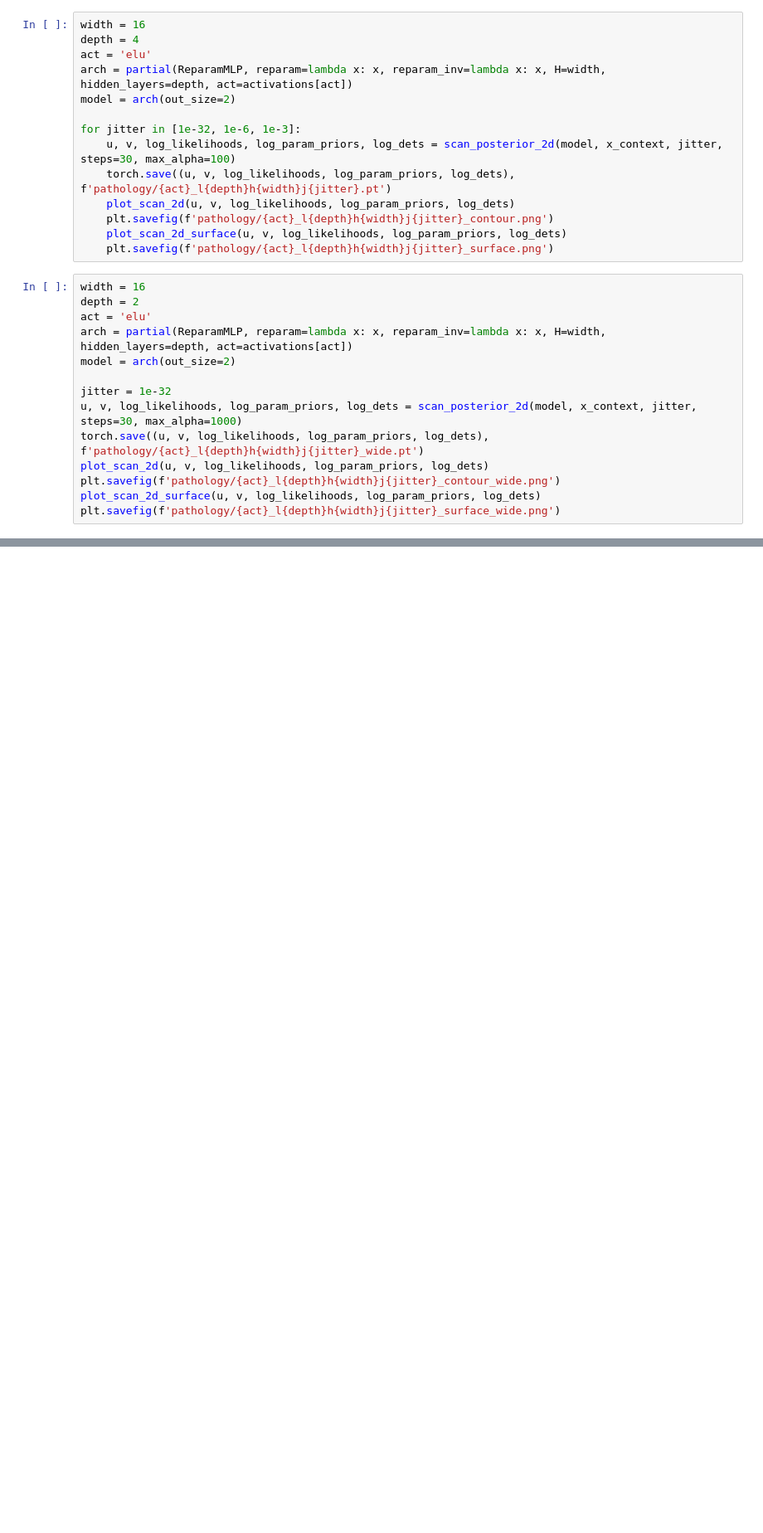
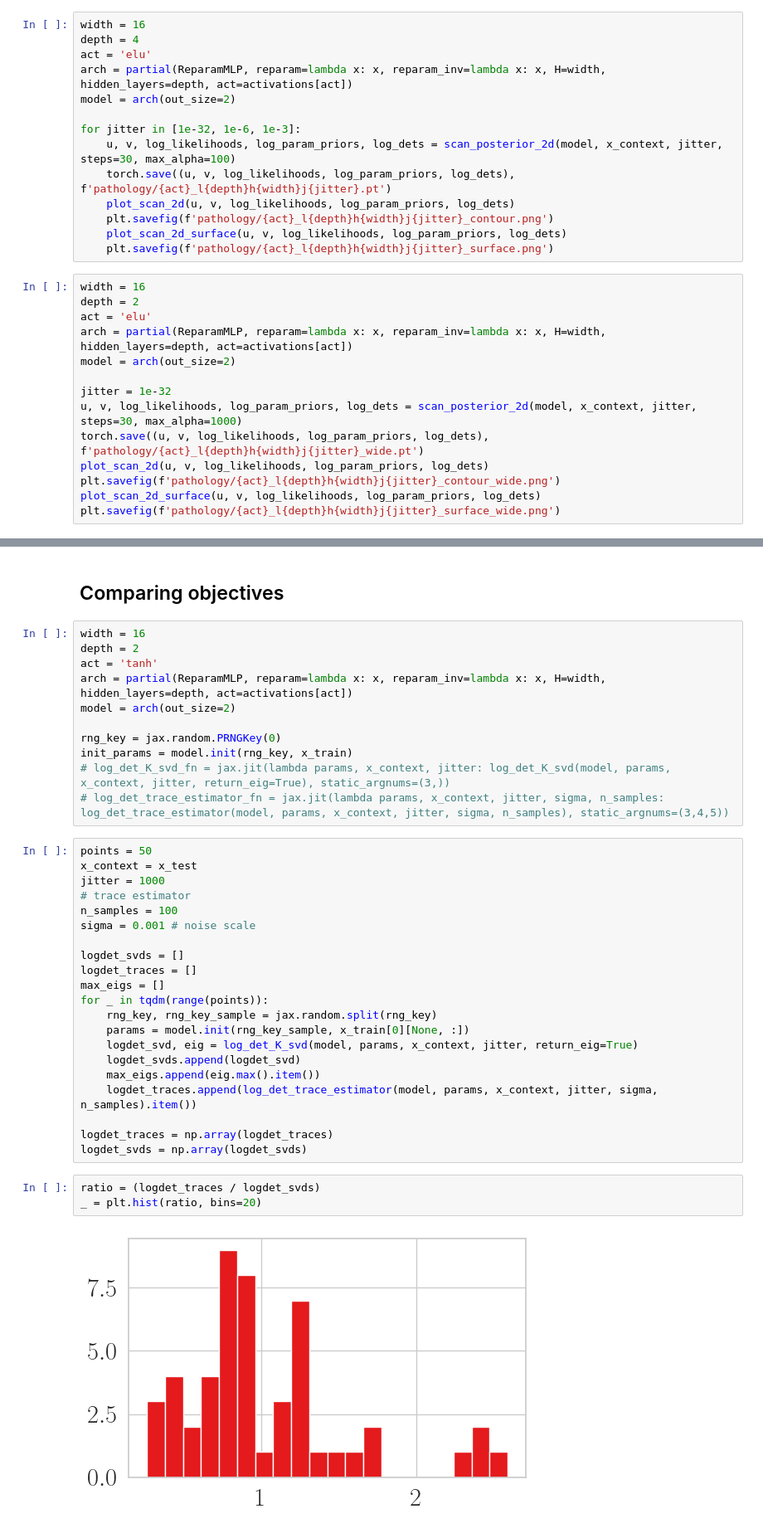
Before and after one commit to activatedgeek/function-space-map, a Jupyter notebook: notebooks/two_moons_pathology.ipynb, the cells around one changed output, grey strips where cells are left out. Shown at 83% size. Saved outputs shown, nothing was run; the diff lists cells and outputs as text; blank space fills up the shorter version.

```diff
--- a/notebooks/two_moons_pathology.ipynb
+++ b/notebooks/two_moons_pathology.ipynb
@@ -864,0 +874,39 @@ plt.savefig(f'pathology/{act}_l{depth}h{width}j{jitter}_surface_wide.png')
+# %% [markdown]
+## Comparing objectives ##
+# %%
+width = 16
+depth = 2
+act = 'tanh'
+arch = partial(ReparamMLP, reparam=lambda x: x, reparam_inv=lambda x: x, H=width, hidden_layers=depth, act=activations[act])
+model = arch(out_size=2)
+
+rng_key = jax.random.PRNGKey(0)
+init_params = model.init(rng_key, x_train)
+# log_det_K_svd_fn = jax.jit(lambda params, x_context, jitter: log_det_K_svd(model, params, x_context, jitter, return_eig=True), static_argnums=(3,))
+# log_det_trace_estimator_fn = jax.jit(lambda params, x_context, jitter, sigma, n_samples: log_det_trace_estimator(model, params, x_context, jitter, sigma, n_samples), static_argnums=(3,4,5))
+# %%
+points = 50
+x_context = x_test
+jitter = 1000
+# trace estimator
+n_samples = 100
+sigma = 0.001 # noise scale
+
+logdet_svds = []
+logdet_traces = []
+max_eigs = []
+for _ in tqdm(range(points)):
+    rng_key, rng_key_sample = jax.random.split(rng_key)
+    params = model.init(rng_key_sample, x_train[0][None, :])
+    logdet_svd, eig = log_det_K_svd(model, params, x_context, jitter, return_eig=True)
+    logdet_svds.append(logdet_svd)
+    max_eigs.append(eig.max().item())
+    logdet_traces.append(log_det_trace_estimator(model, params, x_context, jitter, sigma, n_samples).item())
+
+logdet_traces = np.array(logdet_traces)
+logdet_svds = np.array(logdet_svds)
+# %%
+ratio = (logdet_traces / logdet_svds)
+_ = plt.hist(ratio, bins=20)
+# %% [output]
+[figure, added]
```
Also changed, not shown: parts of 16 cells of this notebook, 1 other file.
